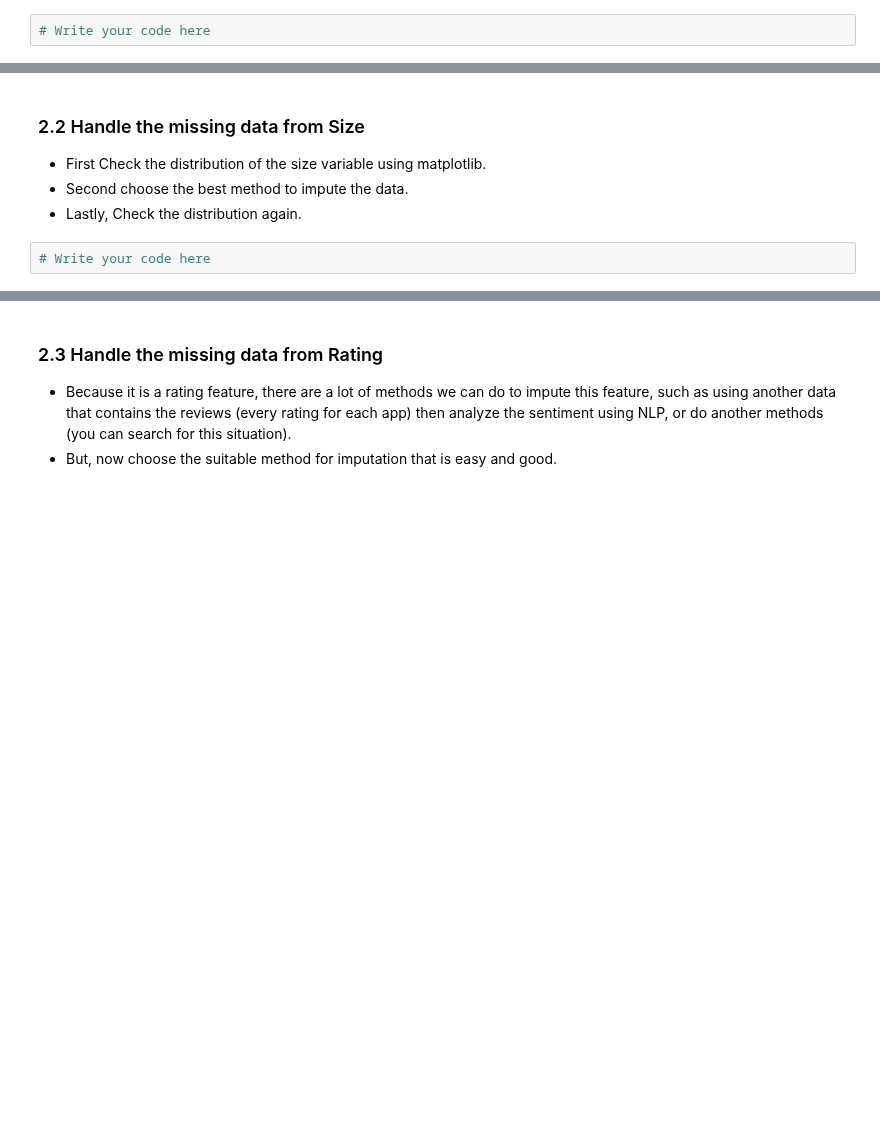
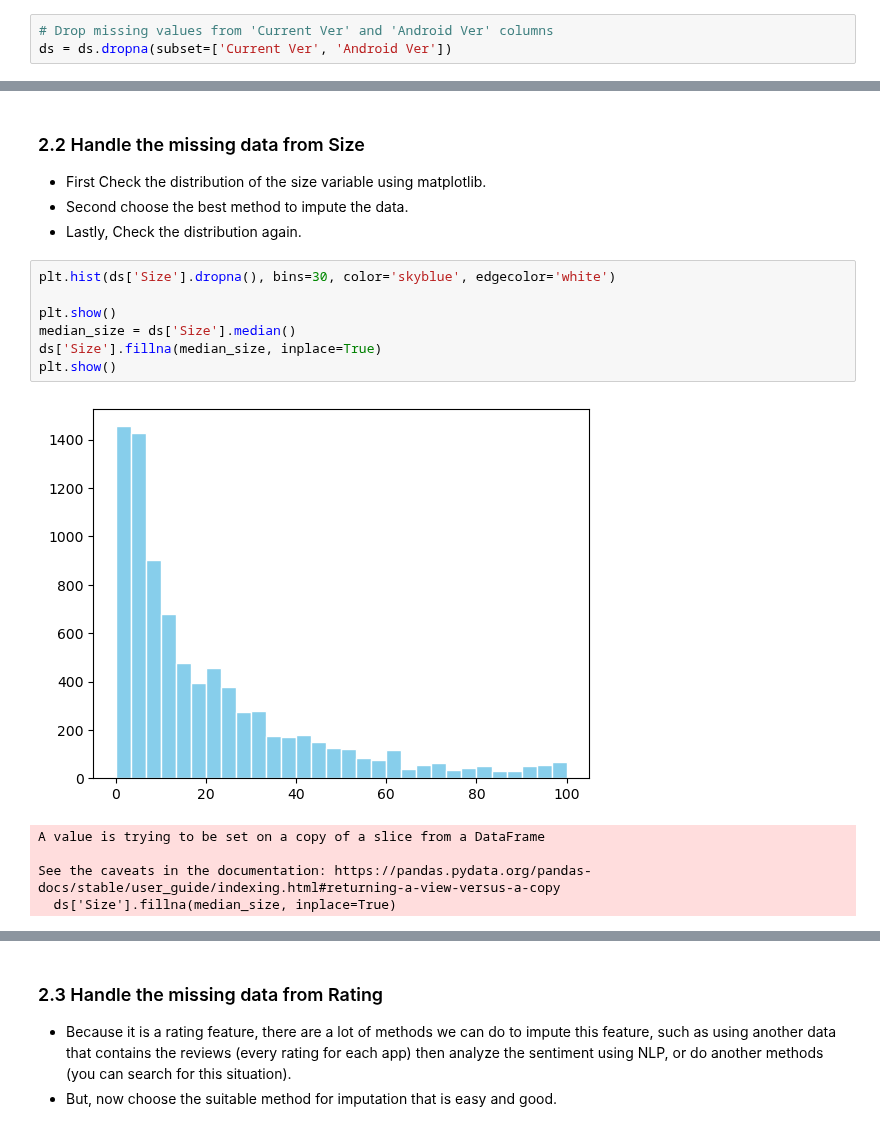
Before and after one commit to Tuwaiq-Data-Science-Bootcamp-V5/Matplotlib-Lab3, a Jupyter notebook: Matplotlib_Assignment3.ipynb, the cells around one changed output, grey strips where cells are left out. Cells and saved outputs as stored; diff of their text form; blank space fills up the shorter version.

```diff
--- a/Matplotlib_Assignment3.ipynb
+++ b/Matplotlib_Assignment3.ipynb
@@ -122,5 +155,6 @@ dtype: int64
 
 - If you want to impute them, it is ok.
 # %%
-# Write your code here
+# Drop missing values from 'Current Ver' and 'Android Ver' columns
+ds = ds.dropna(subset=['Current Ver', 'Android Ver'])
 # %%
@@ -147,6 +180,17 @@ dtype: int64
 - Second choose the best method to impute the data.
 - Lastly, Check the distribution again.
 # %%
-# Write your code here
+plt.hist(ds['Size'].dropna(), bins=30, color='skyblue', edgecolor='white')
+
+plt.show()
+median_size = ds['Size'].median()
+ds['Size'].fillna(median_size, inplace=True)
+plt.show()
+# %% [output]
+[figure, added]
+A value is trying to be set on a copy of a slice from a DataFrame
+
+See the caveats in the documentation: https://pandas.pydata.org/pandas-docs/stable/user_guide/indexing.html#returning-a-view-versus-a-copy
+  ds['Size'].fillna(median_size, inplace=True)
 # %%
 # Output :-
```
Also changed, not shown: parts of 35 cells of this notebook.
